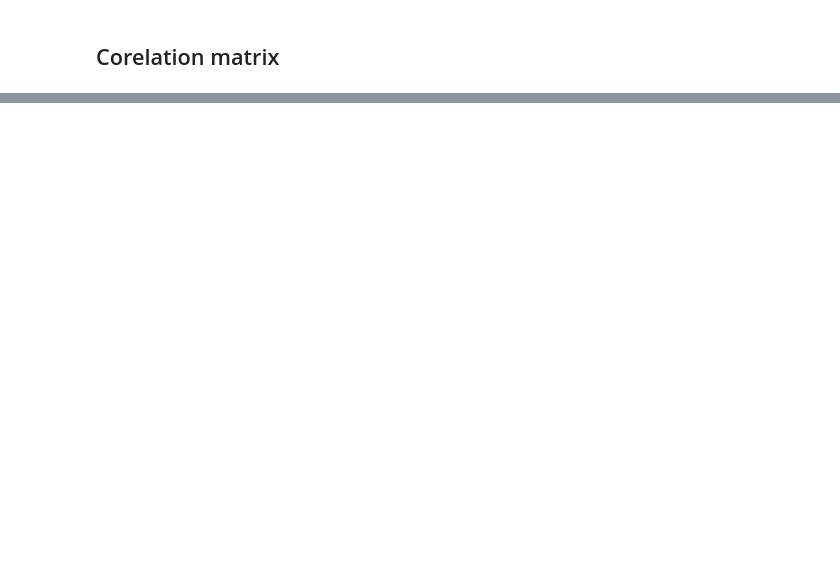
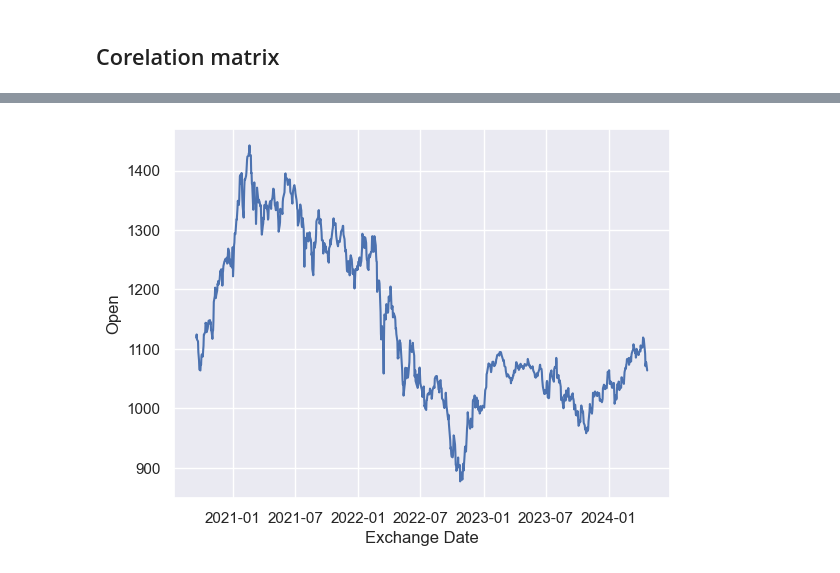
Before and after one commit to corfesh/LSEG-Quant-Challenge, a Jupyter notebook: LsegChallenge.ipynb, the cells around one changed output, grey strips where cells are left out. Cells and saved outputs as stored; diff of their text form; code cells hidden in the pictures; blank space fills up the shorter version.

Commit message:
feat: interpolated missing values and checked data for anomalies

```diff
--- a/LsegChallenge.ipynb
+++ b/LsegChallenge.ipynb
@@ -169,0 +184,31 @@ corr
+# %%
+from scipy.interpolate import CubicSpline
+df_cublicSpline = df.copy(deep=True)
+
+# Extracting non-missing values
+x = df['Exchange Date'][df['Open'].notnull()][::-1]
+y = df['Open'].dropna()[::-1]
+
+# Perform cubic spline interpolation
+cs = CubicSpline(x, y)
+interpolated_values = cs(df['Exchange Date'])
+# indices of missing values that were filled
+filled_indices = df['Open'].isnull()
+
+# noise function to add on top of interpolation
+noise_level = 5
+noise = np.random.normal(scale=noise_level, size=len(df_cublicSpline['Open']))
+# convoluting with a gaussian distribution to smooth out the noise
+smooth_noise = np.convolve(noise, np.ones(20)/2, mode='same')
+
+# adding the noise to the interpolation
+interpolated_values[filled_indices] += smooth_noise[filled_indices]
+
+df_cublicSpline['Open'] = interpolated_values
+# %%
+plt.plot(df_cublicSpline['Exchange Date'], df_cublicSpline['Open'])
+plt.xlabel('Exchange Date')
+plt.ylabel('Open')
+plt.show()
+# %% [output]
+[figure, added]
```
Also changed, not shown: parts of 19 cells of this notebook, 1 other file.
